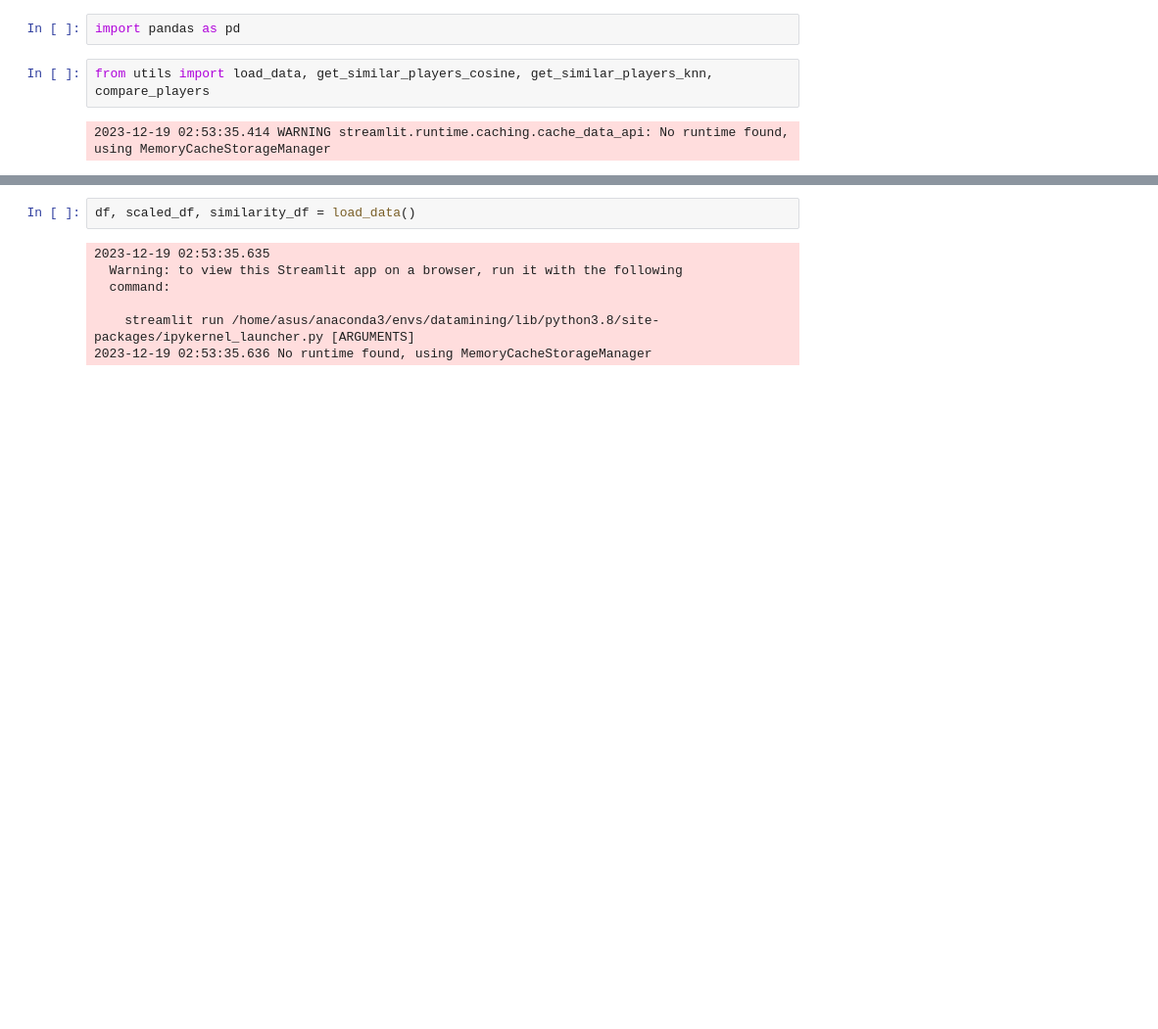
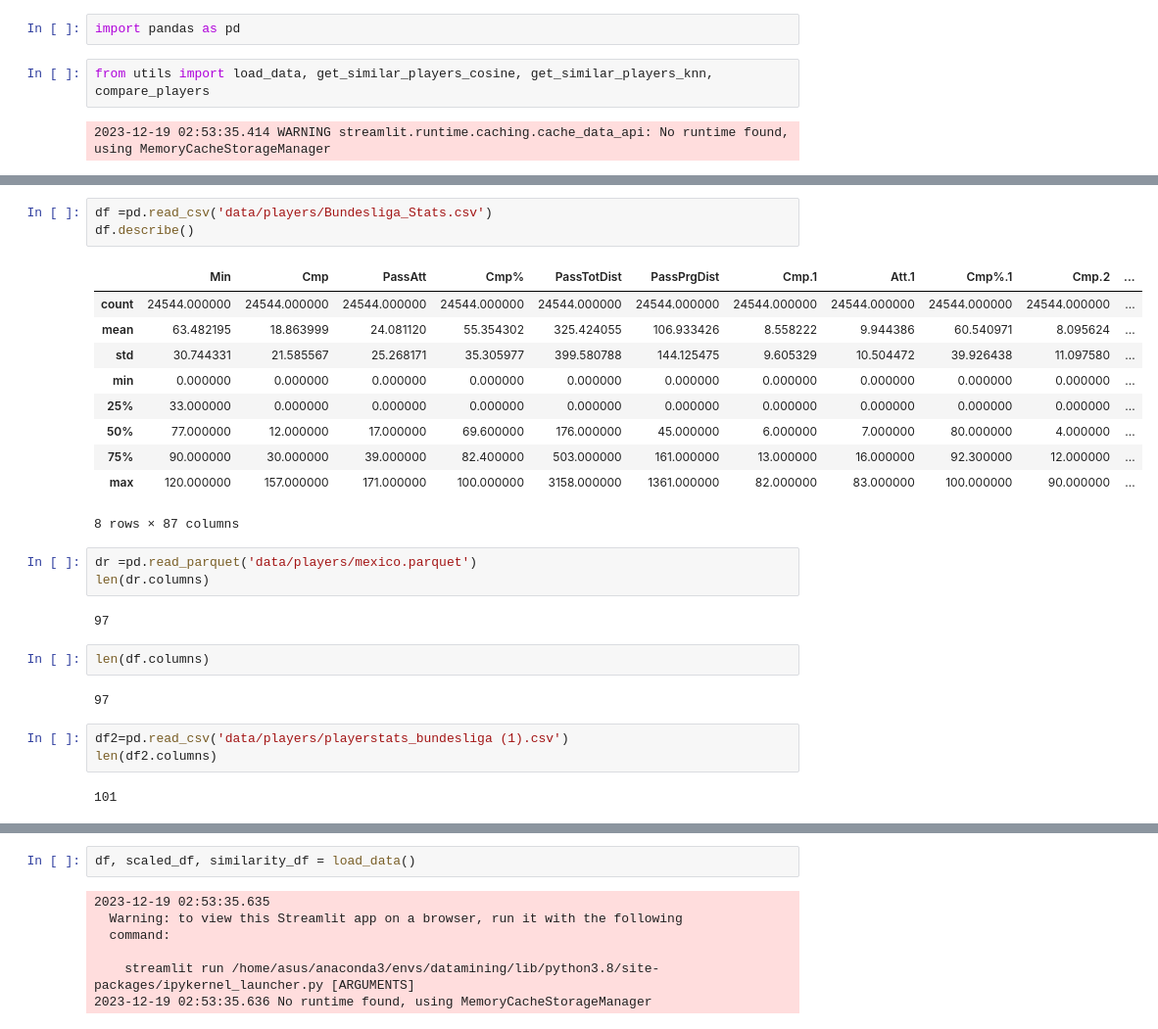
Before and after one commit to mchien15/datascience, a Jupyter notebook: test.ipynb, the cells around one changed output, grey strips where cells are left out. Shown at 98% size. Saved outputs shown, nothing was run; the diff lists cells and outputs as text; blank space fills up the shorter version.

```diff
--- a/test.ipynb
+++ b/test.ipynb
@@ -6,0 +79,28 @@ from utils import load_data, get_similar_players_cosine, get_similar_players_knn
+# %%
+df =pd.read_csv('data/players/Bundesliga_Stats.csv')
+df.describe()
+# %% [output]
+|  | Min | Cmp | PassAtt | Cmp% | PassTotDist | PassPrgDist | Cmp.1 | Att.1 | Cmp%.1 | Cmp.2 | ... |
+| count | 24544.000000 | 24544.000000 | 24544.000000 | 24544.000000 | 24544.000000 | 24544.000000 | 24544.000000 | 24544.000000 | 24544.000000 | 24544.000000 | ... |
+| mean | 63.482195 | 18.863999 | 24.081120 | 55.354302 | 325.424055 | 106.933426 | 8.558222 | 9.944386 | 60.540971 | 8.095624 | ... |
+| std | 30.744331 | 21.585567 | 25.268171 | 35.305977 | 399.580788 | 144.125475 | 9.605329 | 10.504472 | 39.926438 | 11.097580 | ... |
+| min | 0.000000 | 0.000000 | 0.000000 | 0.000000 | 0.000000 | 0.000000 | 0.000000 | 0.000000 | 0.000000 | 0.000000 | ... |
+| 25% | 33.000000 | 0.000000 | 0.000000 | 0.000000 | 0.000000 | 0.000000 | 0.000000 | 0.000000 | 0.000000 | 0.000000 | ... |
+| 50% | 77.000000 | 12.000000 | 17.000000 | 69.600000 | 176.000000 | 45.000000 | 6.000000 | 7.000000 | 80.000000 | 4.000000 | ... |
+| 75% | 90.000000 | 30.000000 | 39.000000 | 82.400000 | 503.000000 | 161.000000 | 13.000000 | 16.000000 | 92.300000 | 12.000000 | ... |
+| max | 120.000000 | 157.000000 | 171.000000 | 100.000000 | 3158.000000 | 1361.000000 | 82.000000 | 83.000000 | 100.000000 | 90.000000 | ... |
+8 rows × 87 columns
+# %%
+dr =pd.read_parquet('data/players/mexico.parquet')
+len(dr.columns)
+# %% [output]
+97
+# %%
+len(df.columns)
+# %% [output]
+97
+# %%
+df2=pd.read_csv('data/players/playerstats_bundesliga (1).csv')
+len(df2.columns)
+# %% [output]
+101
```
Also changed, not shown: parts of 7 cells of this notebook, 27 other files.
